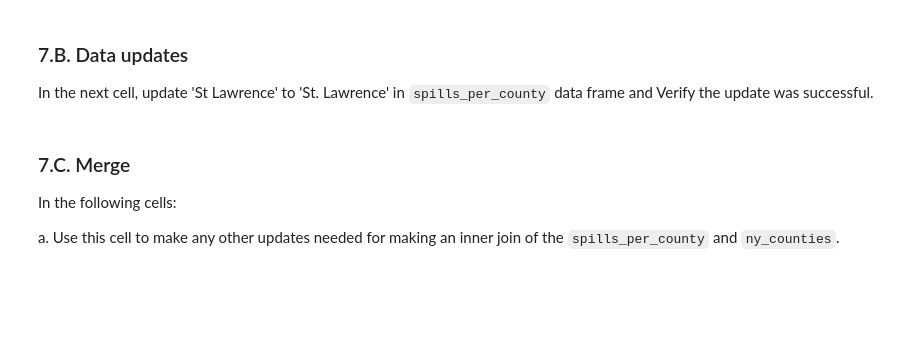
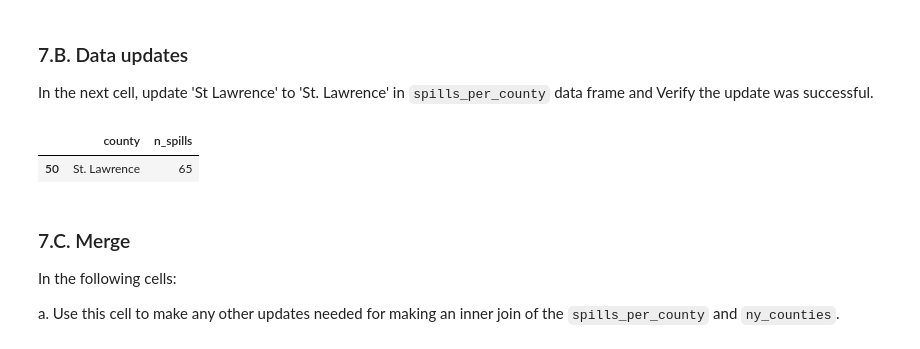
Before and after one commit to rellimylime/eds220-hwk3, a Jupyter notebook: hwk3-task2-spills.ipynb, the cells around one changed output. Drawn from its saved outputs; the diff is of its cells as text; code cells hidden in the pictures; blank space fills up the shorter version.

Commit message:
Complete 'Merge 7B' by renaming St Lawrence county column value

```diff
--- a/hwk3-task2-spills.ipynb
+++ b/hwk3-task2-spills.ipynb
@@ -608,8 +608,12 @@ In the next cell, update 'St Lawrence' to 'St. Lawrence' in `spills_per_county`
 # %%
 # Replace 'St Lawrence' with 'St. Lawrence'
 spills_per_county['county'] = spills_per_county['county'].replace('St Lawrence', 'St. Lawrence')
 
-# Print
+# Display unique county names to verify change
+spills_per_county[spills_per_county['county'].str.contains('\.')]
+# %% [output]
+|  | county | n_spills |
+| 50 | St. Lawrence | 65 |
 # %% [markdown]
 ### 7.C. Merge
 
```
